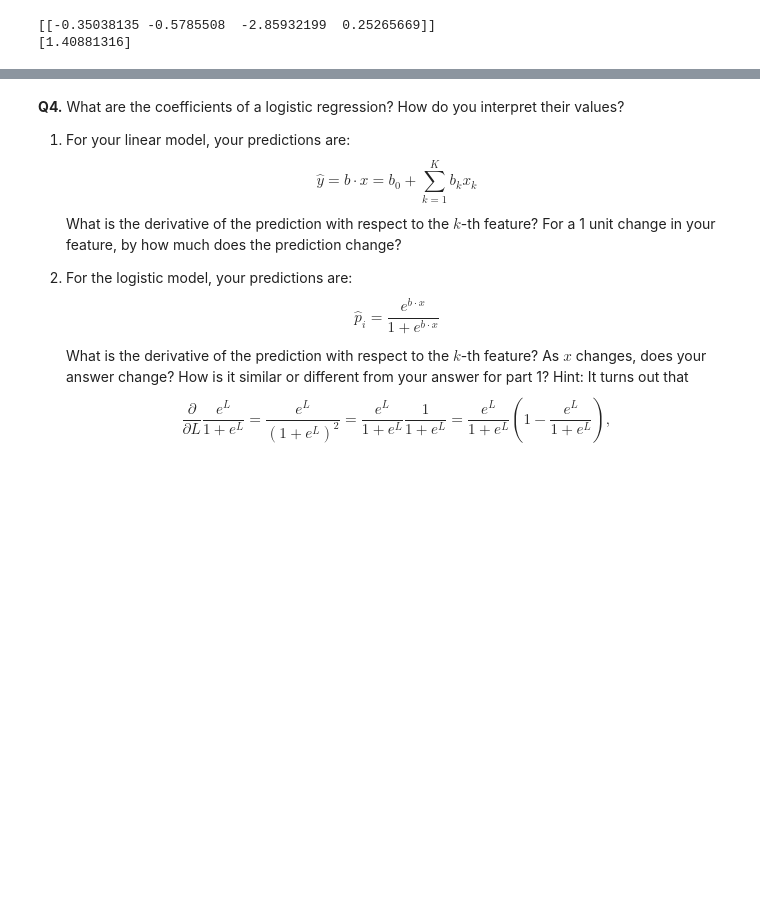
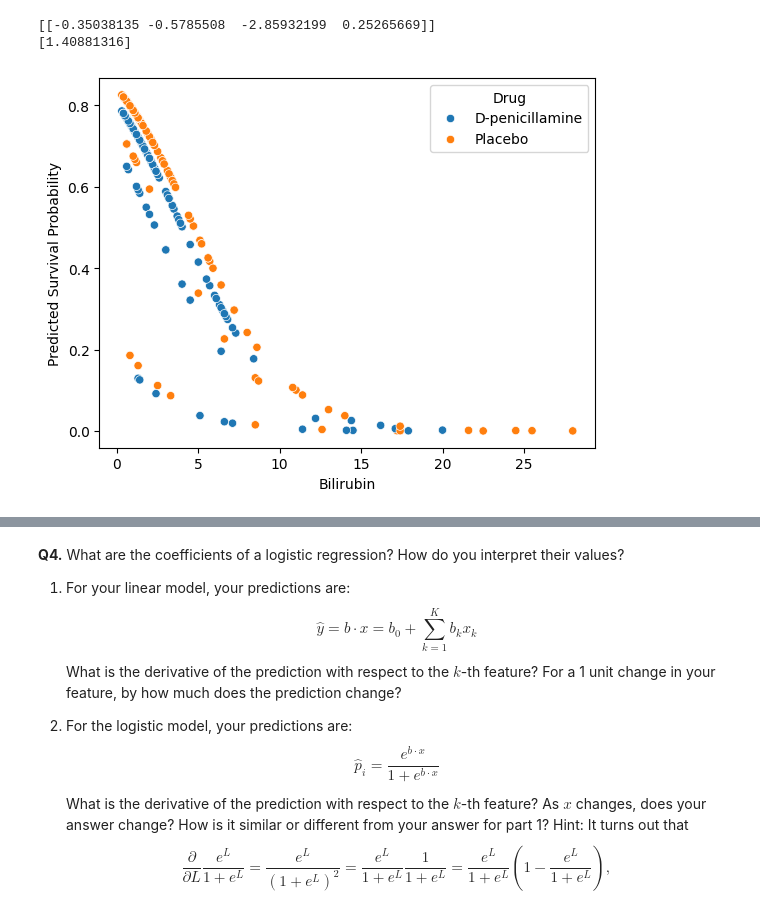
Before and after one commit to SafaaMahbub/undergrad_ml_assignments, a Jupyter notebook: 05_assignment_glm.ipynb, the cells around one changed output, grey strips where cells are left out. Saved outputs shown, nothing was run; the diff lists cells and outputs as text; code cells hidden in the pictures; blank space fills up the shorter version.

```diff
--- a/05_assignment_glm.ipynb
+++ b/05_assignment_glm.ipynb
@@ -205,7 +207,7 @@ from sklearn.linear_model import LogisticRegression
 df = pd.read_csv("/content/undergrad_ml_assignments/data/cirrhosis.csv")
 df.head()
 
-cols = ['Bilirubin', 'Edema', 'Drug', 'Status']
+cols = ['Bilirubin', 'Edema', 'Drug', 'Status','Stage']
 df = df[cols]
 df.head()
 
@@ -223,3 +225,16 @@ print(logReg.intercept_)
 # %% [output]
 [[-0.35038135 -0.5785508  -2.85932199  0.25265669]]
 [1.40881316]
+# %%
+import numpy as np
+import seaborn as sns
+import matplotlib.pyplot as plt
+
+df['p_survival'] = data = logReg.predict_proba(X)[:,1]
+
+sns.scatterplot(data=df,x='Bilirubin', y='p_survival', hue='Drug')
+
+plt.ylabel("Predicted Survival Probability")
+plt.show()
+# %% [output]
+[figure, added]
```
Also changed, not shown: parts of 7 cells of this notebook.
